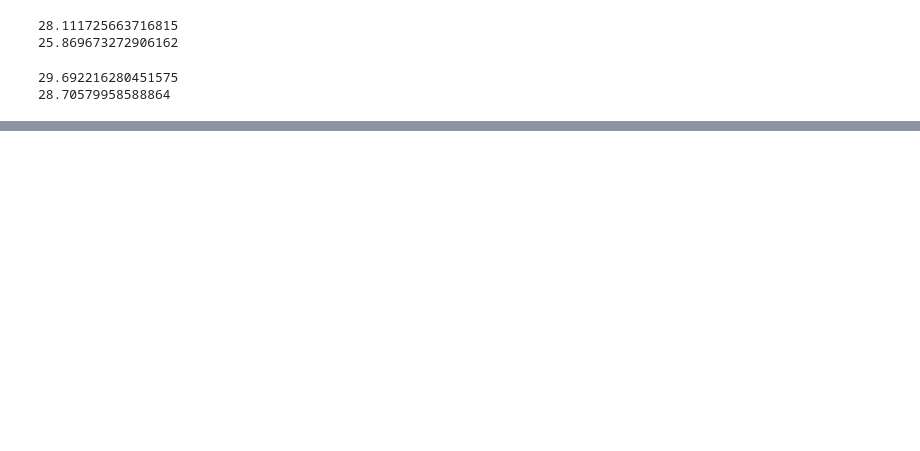
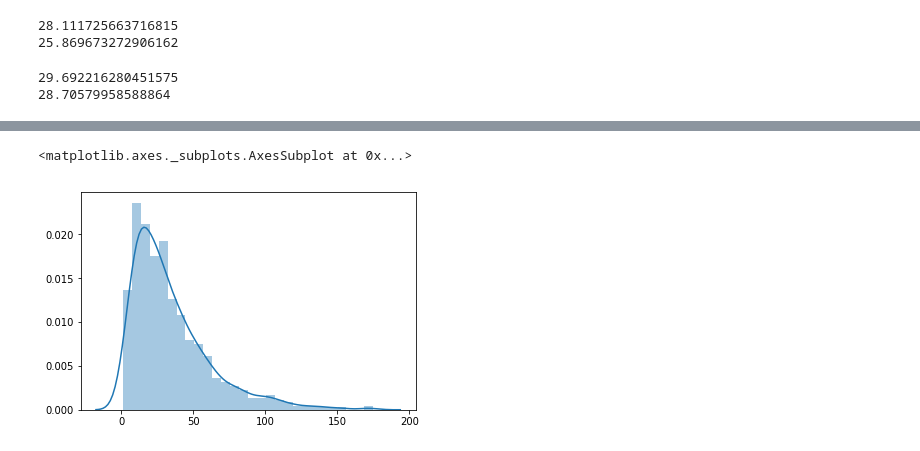
Before and after one commit to guifereis/224u-fnc, a Jupyter notebook: tesetsetproprotions.ipynb, the cells around one changed output, grey strips where cells are left out. Drawn from its saved outputs; the diff is of its cells as text; code cells hidden in the pictures; blank space fills up the shorter version.

```diff
--- a/tesetsetproprotions.ipynb
+++ b/tesetsetproprotions.ipynb
@@ -38,0 +42,5 @@ stances_df_test["Body ID"].value_counts().mean()
+# %%
+sns.distplot(stances_df_train[stances_df_train["Stance"] == "unrelated"].groupby("Body ID").size())
+# %% [output]
+<matplotlib.axes._subplots.AxesSubplot at 0x...>
+[figure, added]
```
Also changed, not shown: parts of 7 cells of this notebook, 7 other files.
